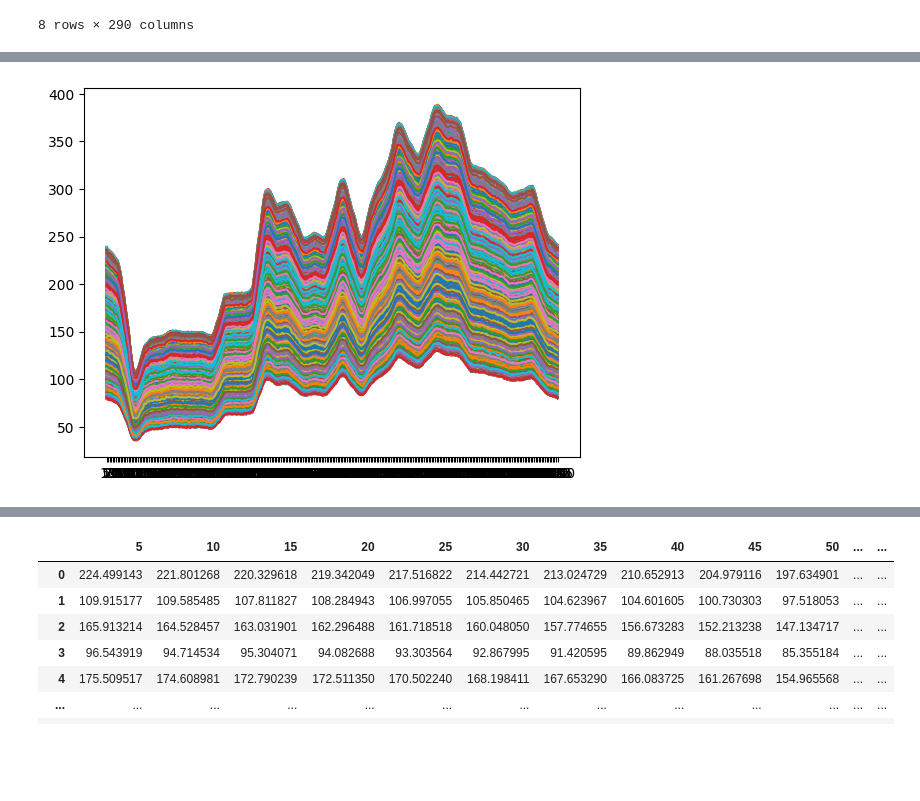
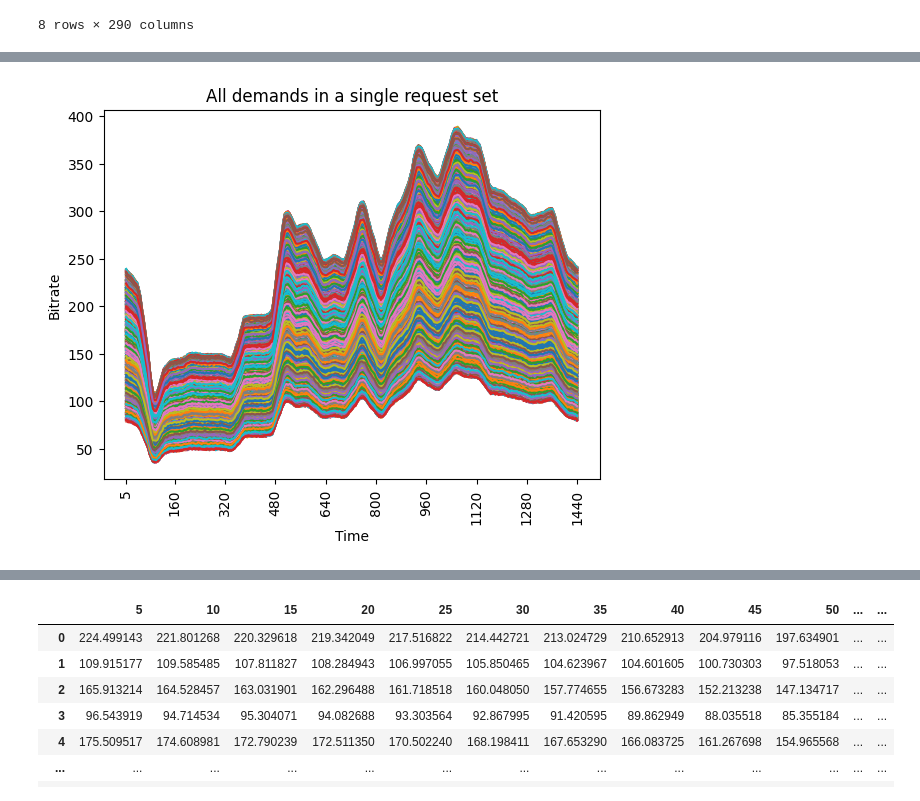
Before and after one commit to rodakrafal/ML, a Jupyter notebook: data_visualization.ipynb, the cells around one changed output, grey strips where cells are left out. Cells and saved outputs as stored; diff of their text form; code cells hidden in the pictures; blank space fills up the shorter version.

```diff
--- a/data_visualization.ipynb
+++ b/data_visualization.ipynb
@@ -72,4 +78,21 @@ x = list(df.columns[2:])
 # %%
 for i in range(len(df)):
     plt.plot(x,df.iloc[i][2:])
+
+num_ticks = 10  # for example, change this to the number of ticks you desire
+
+# Set the positions and labels for x-ticks
+tick_positions = np.linspace(0, len(x)-1, num_ticks, dtype=int)  # evenly spaced tick positions
+tick_labels = [x[pos] for pos in tick_positions]  # get the labels from your data
+
+plt.xticks(tick_positions, tick_labels, rotation=90)
+
+plt.ylabel("Bitrate")
+plt.xlabel("Time")
+plt.title("Selected demands in a single request set")
+plt.savefig('demand_1_partial.png')
+plt.ylabel("Bitrate")
+plt.xlabel("Time")
+plt.title("All demands in a single request set")
+plt.savefig('demand_1.png', bbox_inches='tight')
 # %% [output]
@@ -93,2 +116,2 @@ for i in range(len(df)):
-[figure, old version]
+[figure, new version]
 # %%
```
Also changed, not shown: parts of 7 cells of this notebook, 43 other files.
